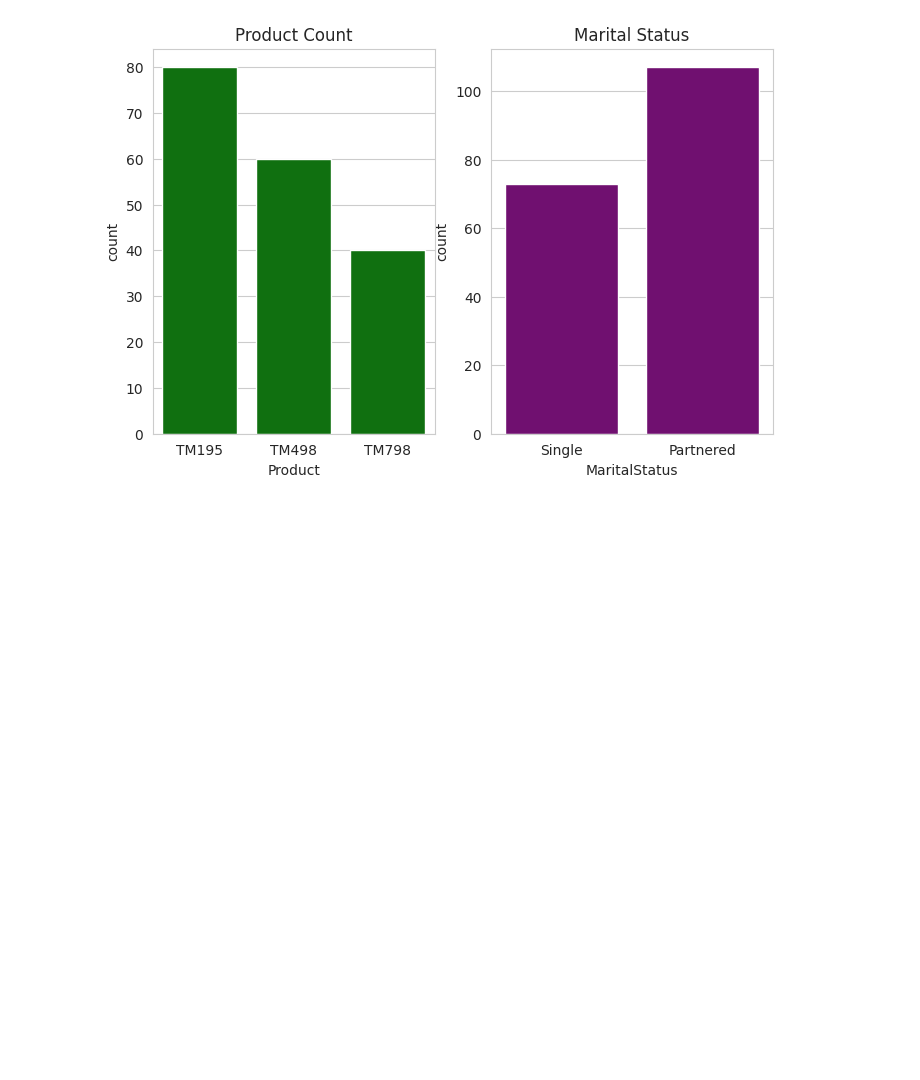
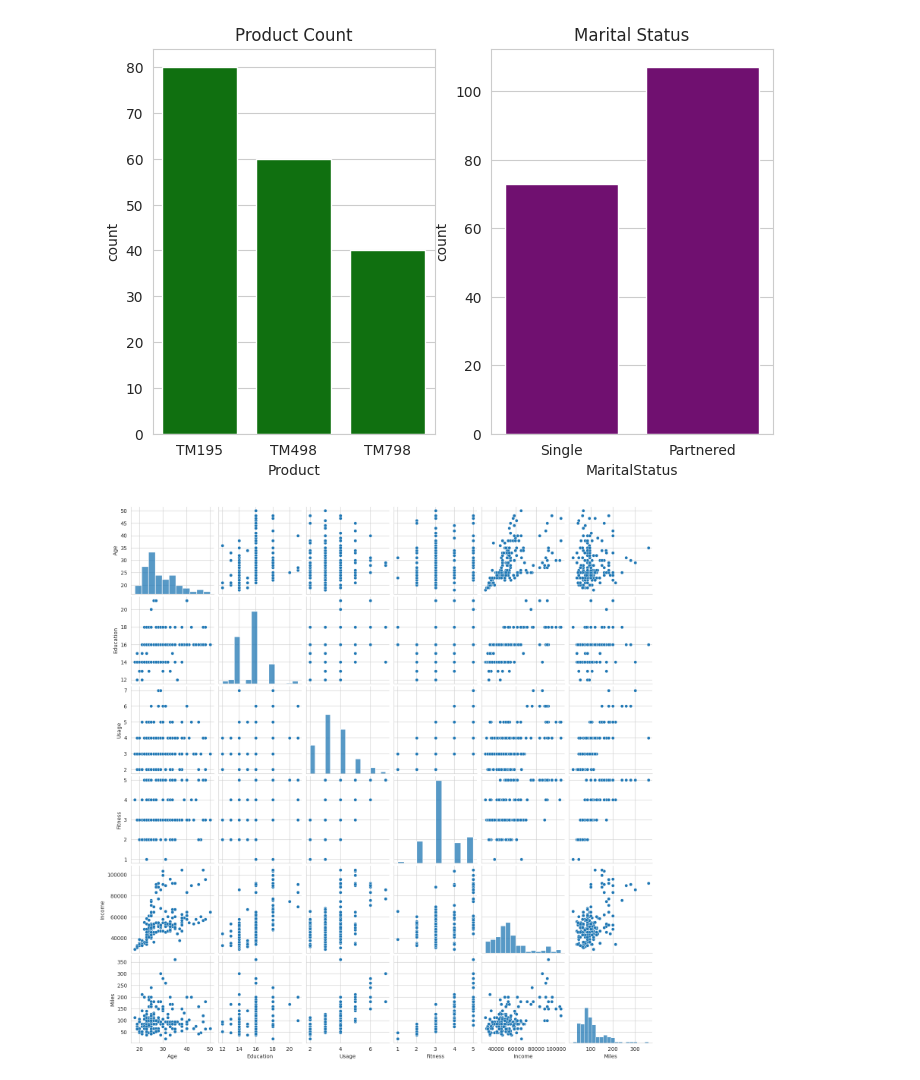
Before and after one commit to sayalivadya1654-cell/Data__Science, a Jupyter notebook: 2_Advance_Python.ipynb, the cells around one changed output. Drawn from its saved outputs; the diff is of its cells as text; code cells hidden in the pictures; blank space fills up the shorter version.

```diff
--- a/2_Advance_Python.ipynb
+++ b/2_Advance_Python.ipynb
@@ -2832,3 +2832,9 @@ plt.title("Marital Status")
 plt.show()
 # %% [output]
 [figure]
+# %%
+# Compare all numeric columns.
+sns.pairplot(df)
+plt.show()
+# %% [output]
+[figure, added]
```
Also changed, not shown: parts of 2 cells of this notebook.
